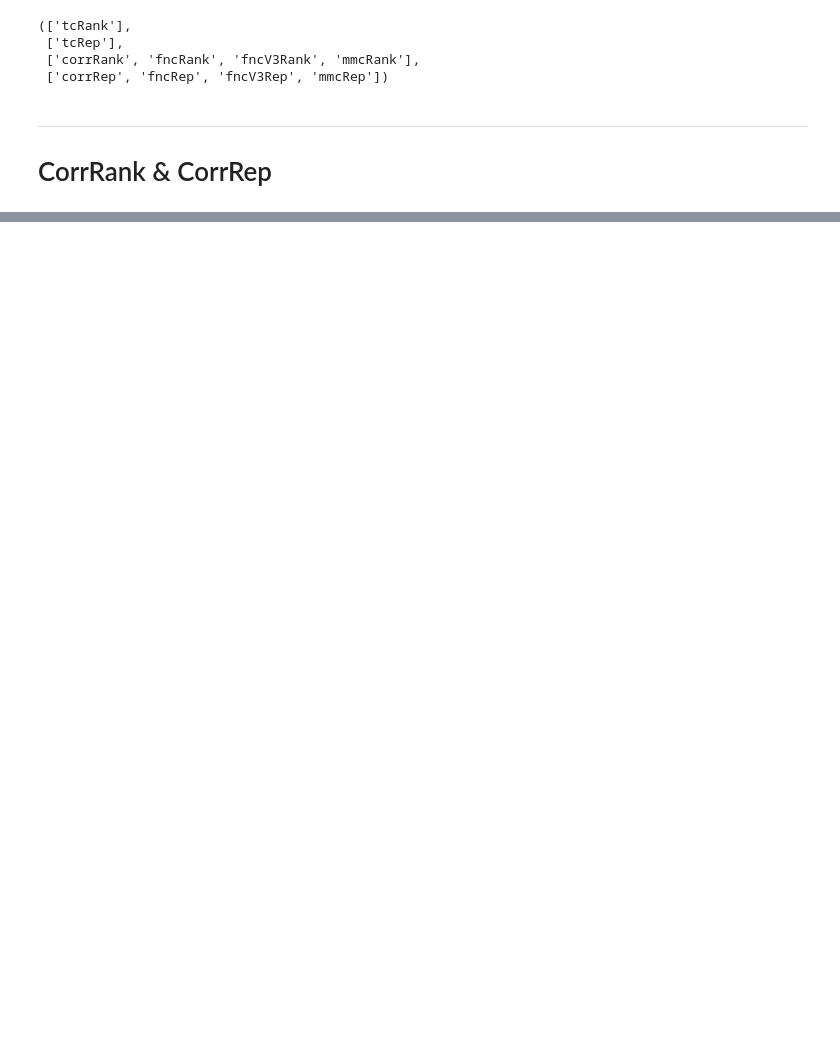
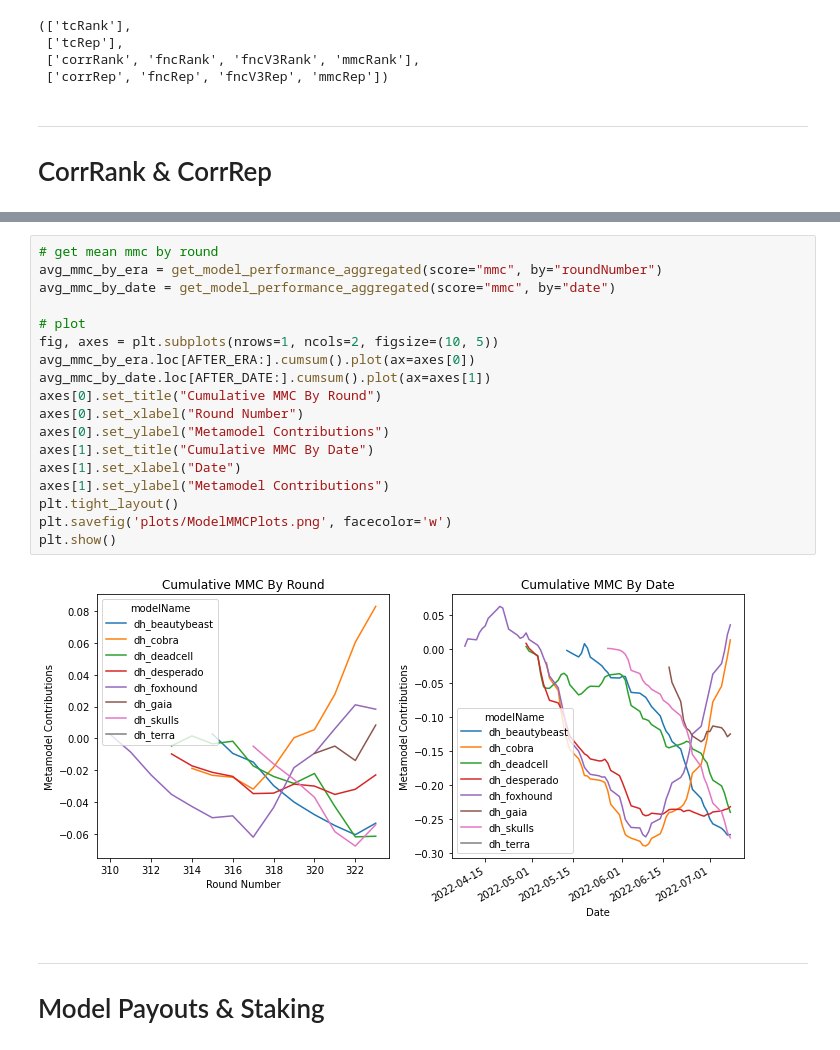
Before and after one commit to hiydavid/numerai-models, a Jupyter notebook: _get_model_rankings.ipynb, the cells around one changed output, grey strips where cells are left out. Drawn from its saved outputs; the diff is of its cells as text; blank space fills up the shorter version.

```diff
--- a/_get_model_rankings.ipynb
+++ b/_get_model_rankings.ipynb
@@ -143,3 +229,26 @@ plt.show()
+# %%
+# get mean mmc by round
+avg_mmc_by_era = get_model_performance_aggregated(score="mmc", by="roundNumber")
+avg_mmc_by_date = get_model_performance_aggregated(score="mmc", by="date")
+
+# plot
+fig, axes = plt.subplots(nrows=1, ncols=2, figsize=(10, 5))
+avg_mmc_by_era.loc[AFTER_ERA:].cumsum().plot(ax=axes[0])
+avg_mmc_by_date.loc[AFTER_DATE:].cumsum().plot(ax=axes[1])
+axes[0].set_title("Cumulative MMC By Round")
+axes[0].set_xlabel("Round Number")
+axes[0].set_ylabel("Metamodel Contributions")
+axes[1].set_title("Cumulative MMC By Date")
+axes[1].set_xlabel("Date")
+axes[1].set_ylabel("Metamodel Contributions")
+plt.tight_layout()
+plt.savefig('plots/ModelMMCPlots.png', facecolor='w')
+plt.show()
+# %% [output]
+[figure, added]
+# %% [markdown]
+---
+# Model Payouts & Staking
 # %%
 # get payout
 payout = get_model_value(model_list, "payout")
```
Also changed, not shown: parts of 21 cells of this notebook, 7 other files.
